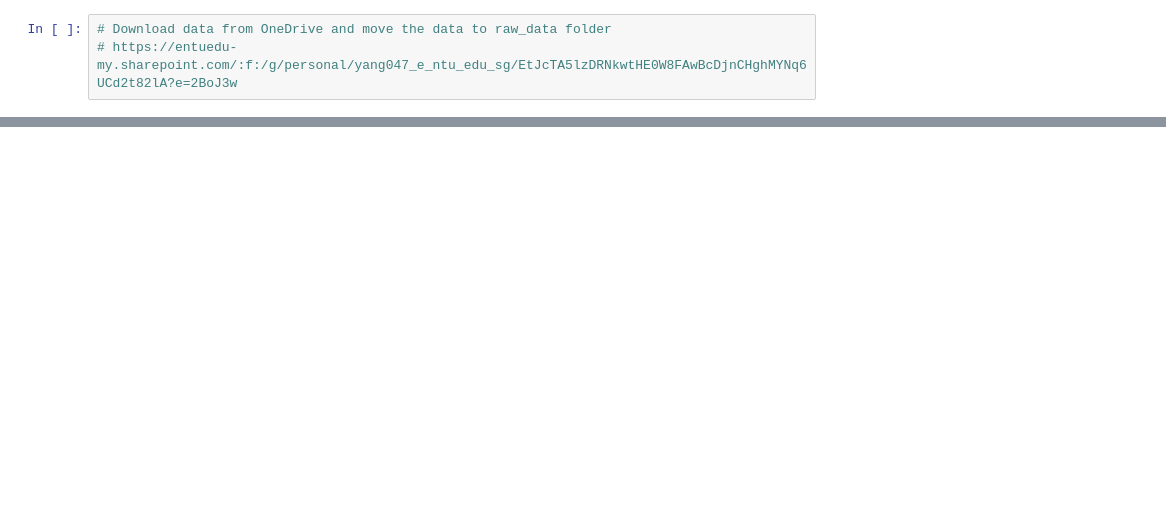
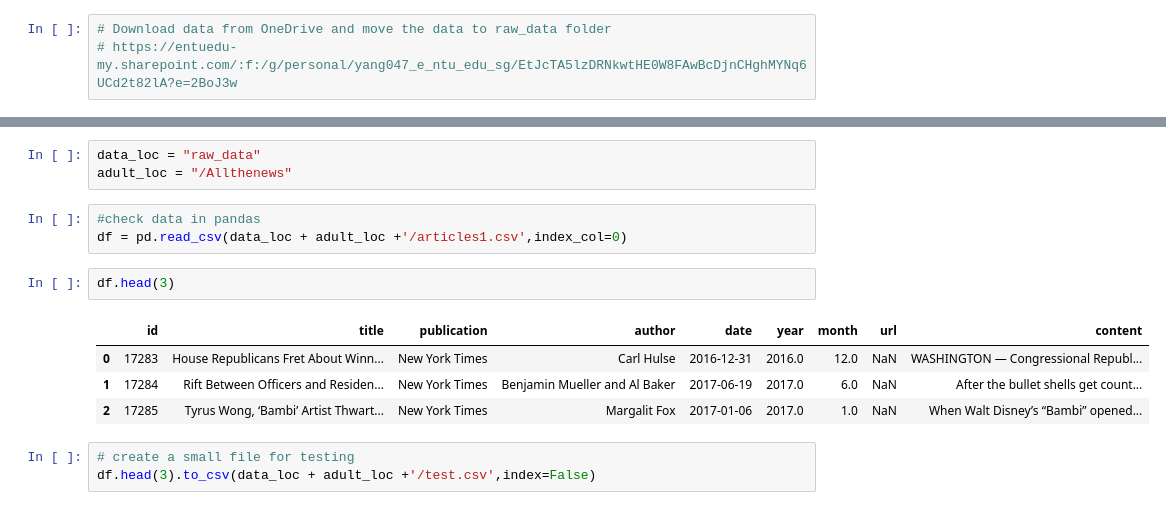
Before and after one commit to shifengxu/CE7455-FinalProject, a Jupyter notebook: dataloading.ipynb, the cells around one changed output, grey strips where cells are left out. Saved outputs shown, nothing was run; the diff lists cells and outputs as text; blank space fills up the shorter version.

Commit message:
Update dataloading.ipynb
Added test file for csv processing

```diff
--- a/dataloading.ipynb
+++ b/dataloading.ipynb
@@ -27,0 +45,16 @@ https://www.kaggle.com/datasets/snapcrack/all-the-news
+# %%
+data_loc = "raw_data"
+adult_loc = "/Allthenews"
+# %%
+#check data in pandas
+df = pd.read_csv(data_loc + adult_loc +'/articles1.csv',index_col=0)
+# %%
+df.head(3)
+# %% [output]
+|  | id | title | publication | author | date | year | month | url | content |
+| 0 | 17283 | House Republicans Fret About Winn... | New York Times | Carl Hulse | 2016-12-31 | 2016.0 | 12.0 | NaN | WASHINGTON — Congressional Republ... |
+| 1 | 17284 | Rift Between Officers and Residen... | New York Times | Benjamin Mueller and Al Baker | 2017-06-19 | 2017.0 | 6.0 | NaN | After the bullet shells get count... |
+| 2 | 17285 | Tyrus Wong, ‘Bambi’ Artist Thwart... | New York Times | Margalit Fox | 2017-01-06 | 2017.0 | 1.0 | NaN | When Walt Disney’s “Bambi” opened... |
+# %%
+# create a small file for testing
+df.head(3).to_csv(data_loc + adult_loc +'/test.csv',index=False)
```
Also changed, not shown: parts of 10 cells of this notebook.
